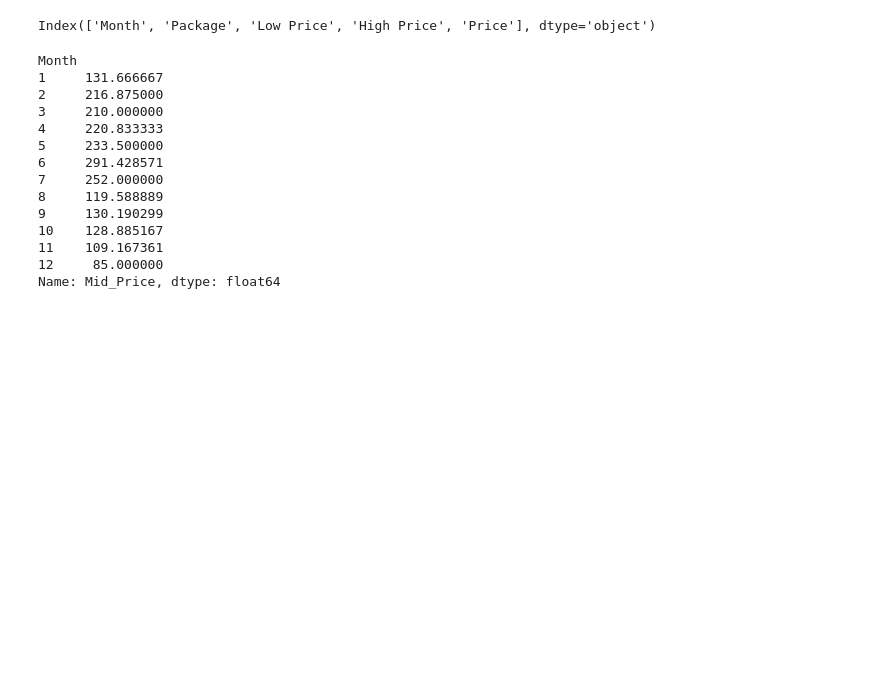
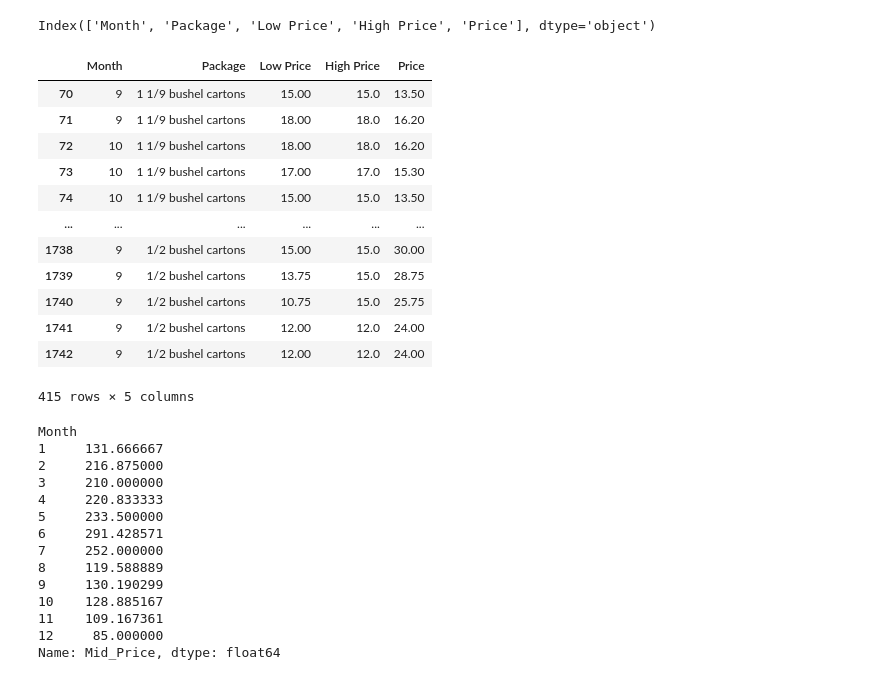
Before and after one commit to AdityaB2731/ML-For-Beginners, a Jupyter notebook: 2-Regression/2-Data/notebook.ipynb, the cells around one changed output. Cells and saved outputs as stored; diff of their text form; code cells hidden in the pictures; blank space fills up the shorter version.

```diff
--- a/2-Regression/2-Data/notebook.ipynb
+++ b/2-Regression/2-Data/notebook.ipynb
@@ -63,6 +63,27 @@ new_pumpkins = pd.DataFrame({'Month': month, 'Package': pumpkins['Package'], 'Lo
 new_pumpkins.columns
 # %% [output]
 Index(['Month', 'Package', 'Low Price', 'High Price', 'Price'], dtype='object')
+# %%
+new_pumpkins = new_pumpkins[new_pumpkins['Package'].str.contains('bushel', case=True, regex=True)]
+# %%
+new_pumpkins.loc[new_pumpkins['Package'].str.contains('1 1/9'), 'Price'] = price/(1 + 1/9)
+
+new_pumpkins.loc[new_pumpkins['Package'].str.contains('1/2'), 'Price'] = price/(1/2)
+new_pumpkins
+# %% [output]
+|  | Month | Package | Low Price | High Price | Price |
+| 70 | 9 | 1 1/9 bushel cartons | 15.00 | 15.0 | 13.50 |
+| 71 | 9 | 1 1/9 bushel cartons | 18.00 | 18.0 | 16.20 |
+| 72 | 10 | 1 1/9 bushel cartons | 18.00 | 18.0 | 16.20 |
+| 73 | 10 | 1 1/9 bushel cartons | 17.00 | 17.0 | 15.30 |
+| 74 | 10 | 1 1/9 bushel cartons | 15.00 | 15.0 | 13.50 |
+| ... | ... | ... | ... | ... | ... |
+| 1738 | 9 | 1/2 bushel cartons | 15.00 | 15.0 | 30.00 |
+| 1739 | 9 | 1/2 bushel cartons | 13.75 | 15.0 | 28.75 |
+| 1740 | 9 | 1/2 bushel cartons | 10.75 | 15.0 | 25.75 |
+| 1741 | 9 | 1/2 bushel cartons | 12.00 | 12.0 | 24.00 |
+| 1742 | 9 | 1/2 bushel cartons | 12.00 | 12.0 | 24.00 |
+415 rows × 5 columns
 # %%
 # Combine month and price into a DataFrame
 pumpkins['Month'] = month
```
Also changed, not shown: parts of 1 cell of this notebook.
